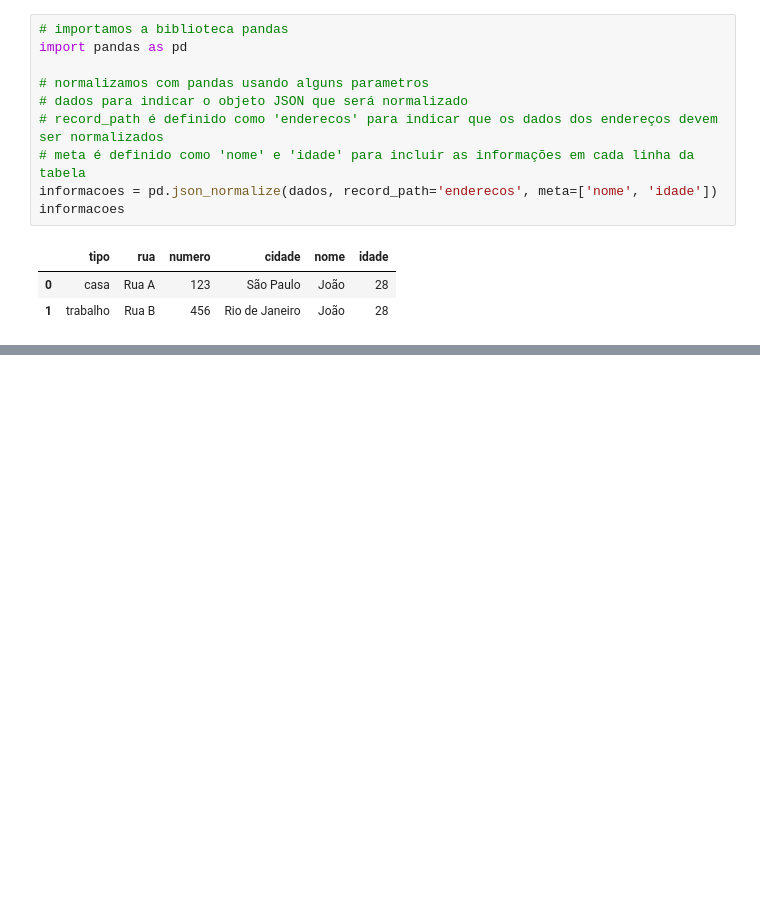
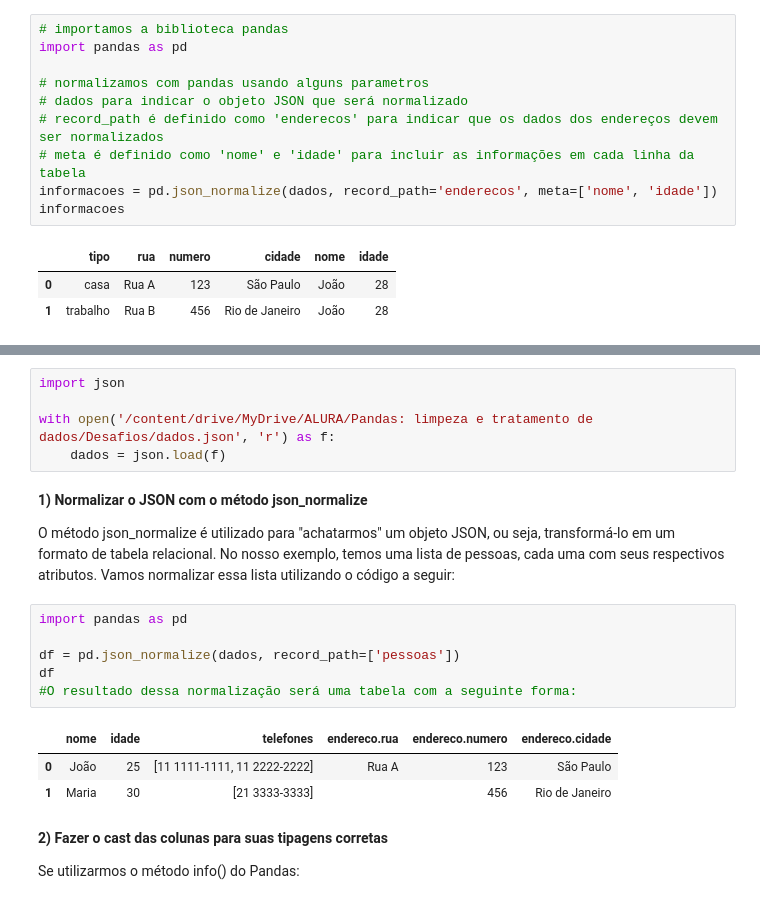
Before and after one commit to JvNeo/Estudo_Pandas, a Jupyter notebook: Para_saber_mais_Pandas_limpeza_e_tratamento_de_dados.ipynb, the cells around one changed output, grey strips where cells are left out. Cells and saved outputs as stored; diff of their text form; blank space fills up the shorter version.

```diff
--- a/Para_saber_mais_Pandas_limpeza_e_tratamento_de_dados.ipynb
+++ b/Para_saber_mais_Pandas_limpeza_e_tratamento_de_dados.ipynb
@@ -124,0 +208,23 @@ informacoes
+# %%
+import json
+
+with open('/content/drive/MyDrive/ALURA/Pandas: limpeza e tratamento de dados/Desafios/dados.json', 'r') as f:
+    dados = json.load(f)
+# %% [markdown]
+**1) Normalizar o JSON com o método json_normalize**
+
+O método json_normalize é utilizado para "achatarmos" um objeto JSON, ou seja, transformá-lo em um formato de tabela relacional. No nosso exemplo, temos uma lista de pessoas, cada uma com seus respectivos atributos. Vamos normalizar essa lista utilizando o código a seguir:
+# %%
+import pandas as pd
+
+df = pd.json_normalize(dados, record_path=['pessoas'])
+df
+#O resultado dessa normalização será uma tabela com a seguinte forma:
+# %% [output]
+|  | nome | idade | telefones | endereco.rua | endereco.numero | endereco.cidade |
+| 0 | João | 25 | [11 1111-1111, 11 2222-2222] | Rua A | 123 | São Paulo |
+| 1 | Maria | 30 | [21 3333-3333] |  | 456 | Rio de Janeiro |
+# %% [markdown]
+**2) Fazer o cast das colunas para suas tipagens corretas**
+
+Se utilizarmos o método info() do Pandas:
```
Also changed, not shown: parts of 27 cells of this notebook.
